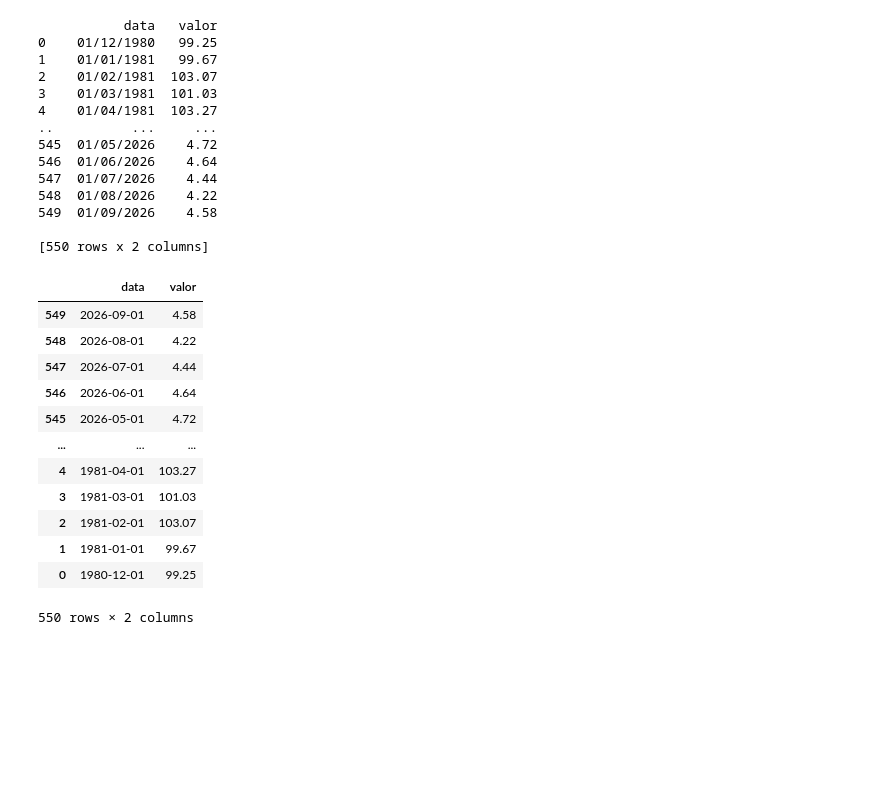
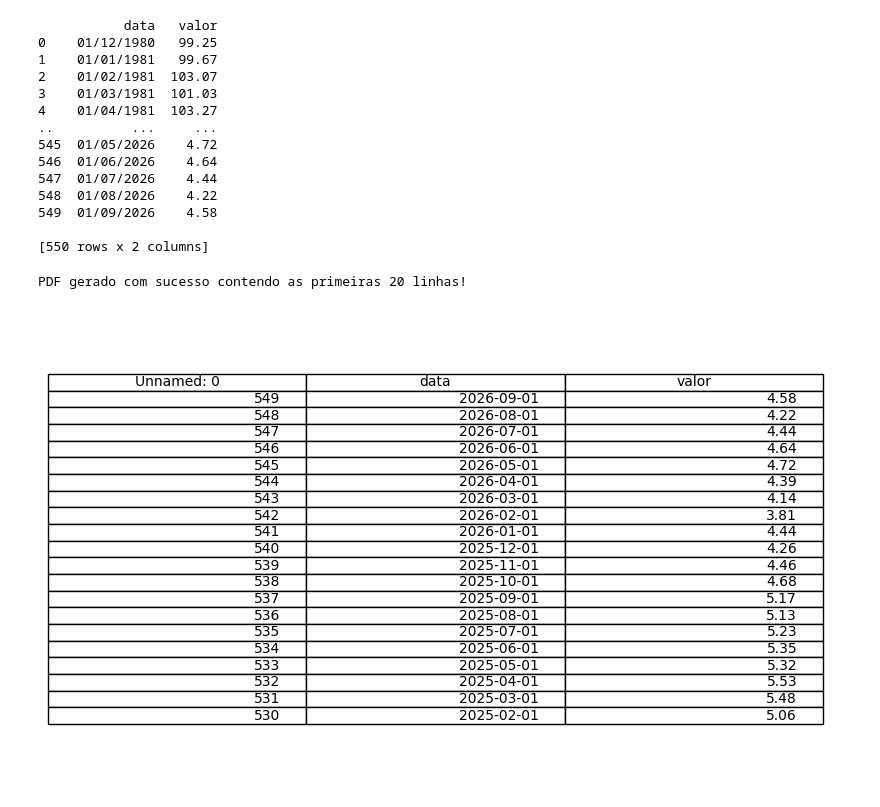
Before and after one commit to vivianesilper/cienciadedados, a Jupyter notebook: Estrutura_de_Dados_Exercise.ipynb, the cells around one changed output. Saved outputs shown, nothing was run; the diff lists cells and outputs as text; code cells hidden in the pictures; blank space fills up the shorter version.

```diff
--- a/Estrutura_de_Dados_Exercise.ipynb
+++ b/Estrutura_de_Dados_Exercise.ipynb
@@ -1065,17 +1065,33 @@ df['valor'] = pd.to_numeric(df['valor'])
 
 df = df.sort_values(by='data', ascending=False)
 display(df)
+df = df.to_csv("df.csv", sep=';')
-# %% [output]
-|  | data | valor |
-| 549 | 2026-09-01 | 4.58 |
-| 548 | 2026-08-01 | 4.22 |
-| 547 | 2026-07-01 | 4.44 |
-| 546 | 2026-06-01 | 4.64 |
-| 545 | 2026-05-01 | 4.72 |
-| ... | ... | ... |
-| 4 | 1981-04-01 | 103.27 |
-| 3 | 1981-03-01 | 101.03 |
-| 2 | 1981-02-01 | 103.07 |
-| 1 | 1981-01-01 | 99.67 |
-| 0 | 1980-12-01 | 99.25 |
-550 rows × 2 columns
+# %%
+import matplotlib.pyplot as plt
+import pandas as pd
+
+# Caso a variável 'df' tenha sido perdida ou virado None, carregamos de volta do arquivo CSV gerado
+try:
+    if not isinstance(df, pd.DataFrame):
+        df = pd.read_csv("df.csv", sep=";")
+except Exception:
+    # Caso precise recriar usando os dados da API diretamente
+    import requests
+    url = "https://api.bcb.gov.br/dados/serie/bcdata.sgs.13522/dados?formato=json"
+    response = requests.get(url)
+    df = pd.DataFrame(response.json())
+    df['data'] = pd.to_datetime(df['data'], format='%d/%m/%Y')
+    df['valor'] = pd.to_numeric(df['valor'])
+    df = df.sort_values(by='data', ascending=False)
+
+# Criando o PDF com uma amostra (head) pois 550 linhas não cabem legivelmente em uma única folha
+df_amostra = df.head(20)
+
+fig, ax = plt.subplots(figsize=(10, 6))
+ax.axis("off")
+ax.table(cellText=df_amostra.values, colLabels=df_amostra.columns, loc="center")
+fig.savefig("df.pdf", bbox_inches="tight")
+print("PDF gerado com sucesso contendo as primeiras 20 linhas!")
+# %% [output]
+PDF gerado com sucesso contendo as primeiras 20 linhas!
+[figure, added]
```
